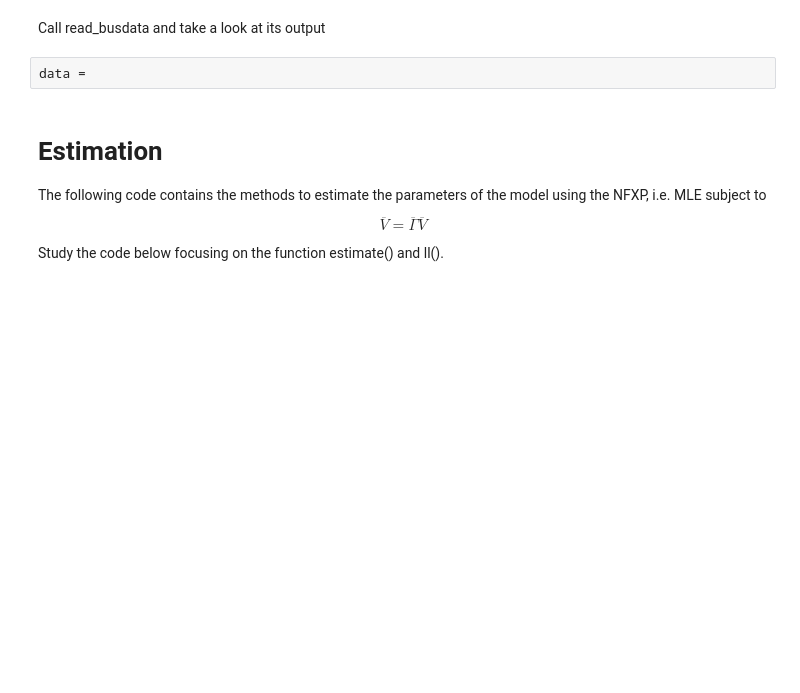
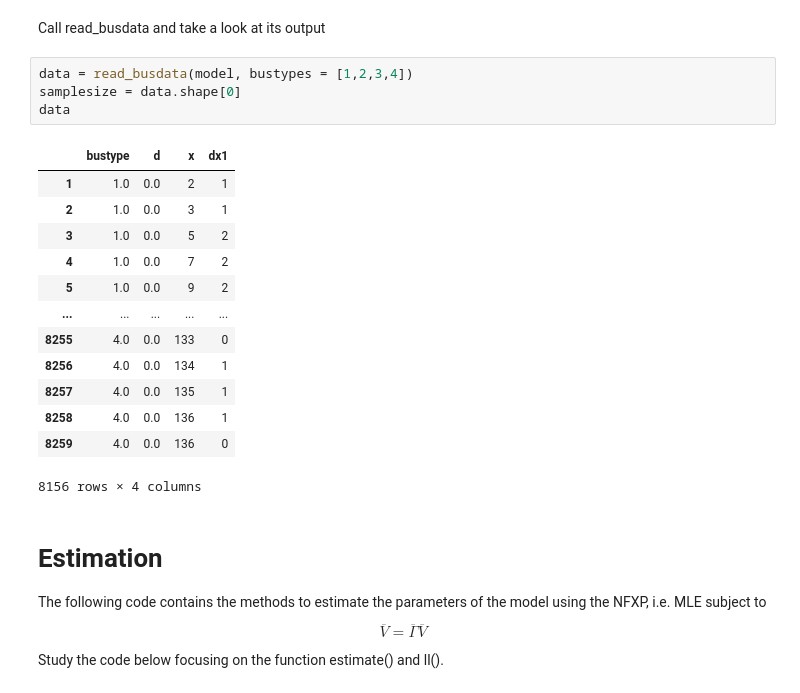
Before and after one commit to hwang853/ECON_8876_pylab, a Jupyter notebook: Session8_lab.ipynb, the cells around one changed output. Saved outputs shown, nothing was run; the diff lists cells and outputs as text; blank space fills up the shorter version.

```diff
--- a/Session8_lab.ipynb
+++ b/Session8_lab.ipynb
@@ -404,8 +462,24 @@ def read_busdata(model, bustypes = [1,2,3,4]):
         return dta
 # %% [markdown]
 Call read_busdata and take a look at its output
-# %%
-data =
+# %%
+data = read_busdata(model, bustypes = [1,2,3,4])
+samplesize = data.shape[0]
+data
+# %% [output]
+|  | bustype | d | x | dx1 |
+| 1 | 1.0 | 0.0 | 2 | 1 |
+| 2 | 1.0 | 0.0 | 3 | 1 |
+| 3 | 1.0 | 0.0 | 5 | 2 |
+| 4 | 1.0 | 0.0 | 7 | 2 |
+| 5 | 1.0 | 0.0 | 9 | 2 |
+| ... | ... | ... | ... | ... |
+| 8255 | 4.0 | 0.0 | 133 | 0 |
+| 8256 | 4.0 | 0.0 | 134 | 1 |
+| 8257 | 4.0 | 0.0 | 135 | 1 |
+| 8258 | 4.0 | 0.0 | 136 | 1 |
+| 8259 | 4.0 | 0.0 | 136 | 0 |
+8156 rows × 4 columns
 # %% [markdown]
 # Estimation
 The following code contains the methods to estimate the parameters of the model using the NFXP, i.e. MLE subject to $$\overline{V} = \overline{\Gamma}\overline{V}$$
```
Also changed, not shown: parts of 7 cells of this notebook, 1 other file.
